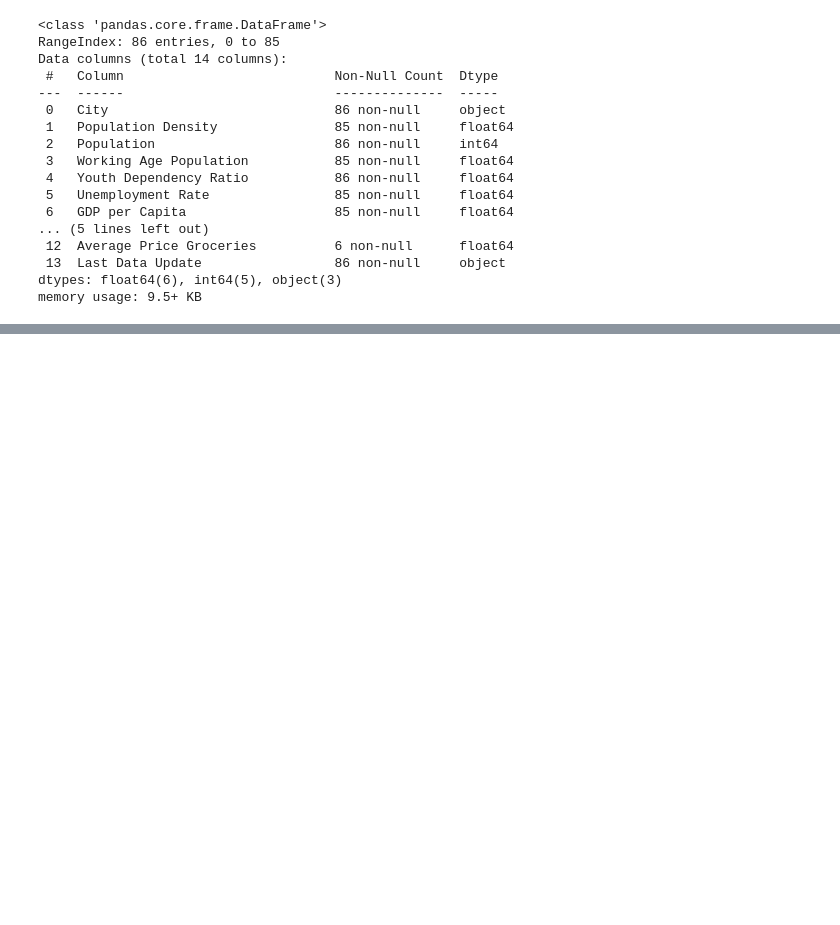
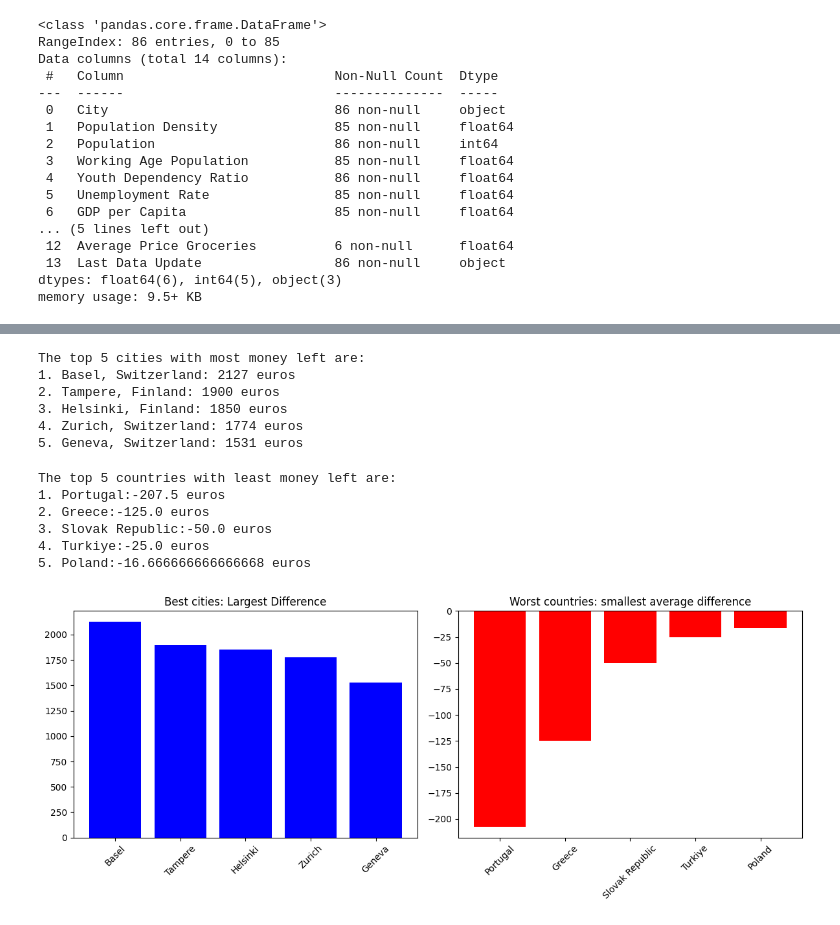
Before and after one commit to yespeciall/repo_G21, a Jupyter notebook: PDS project/Group 21 PDS project.ipynb, the cells around one changed output, grey strips where cells are left out. Saved outputs shown, nothing was run; the diff lists cells and outputs as text; code cells hidden in the pictures; blank space fills up the shorter version.

```diff
--- a/PDS project/Group 21 PDS project.ipynb
+++ b/PDS project/Group 21 PDS project.ipynb
@@ -244,0 +362,80 @@ The top 3 most spoken languages:
+# %%
+#Now onto finding the top five cities with the largest difference between the average monthly salary and the average cost of living:
+#So we first calculate the difference between the avg. salary and avg. cost of living for each city
+differences = []
+for i in range(len(city_data)):
+    salary = city_data['Average Monthly Salary'].iloc[i]
+    cost = city_data['Average Cost of Living'].iloc[i]
+    differences.append(salary - cost)
+
+#After that, we find the top 5 cities with the most money left
+print("\nThe top 5 cities with most money left are:")
+
+cities_money = []
+for i in range(len(city_data)):
+    cities_money.append((differences[i], city_data['City_Name'].iloc[i], city_data['Country'].iloc[i]))
+cities_money.sort(reverse=True)
+
+for i in range(5):
+    money, city, country = cities_money[i]
+    print(f"{i+1}. {city}, {country}: {money} euros")
+# %% [output]
+The top 5 cities with most money left are:
+1. Basel, Switzerland: 2127 euros
+2. Tampere, Finland: 1900 euros
+3. Helsinki, Finland: 1850 euros
+4. Zurich, Switzerland: 1774 euros
+5. Geneva, Switzerland: 1531 euros
+# %%
+#Now we want to find the opposite, which are the top 5 countries with the smallest average difference
+print("\nThe top 5 countries with least money left are:")
+
+#First, we want to calculate the average money left for each country in the dataset
+country_money = {}
+for i in range(len(city_data)):
+    country = city_data['Country'].iloc[i]
+    if country not in country_money:
+        country_money[country] = []
+    country_money[country].append(differences[i])
+
+#Then we calculate the averages and put money in the list for sorting it in ascending order
+country_avgs = []
+for country, money_list in country_money.items():
+    avg_money = sum(money_list) / len(money_list)
+    country_avgs.append((avg_money, country))
+country_avgs.sort()
+
+#Then we take the first 5 as they are the ones with the smallest average difference
+for i in range(5):
+    avg_money, country = country_avgs[i]
+    print(f"{i+1}. {country}:{avg_money} euros")
+
+#Now to show the results in meaningful visualizations:
+#We are going to do two Bar charts, one for the  top 5 cities with the largest difference, and one for the top 5 countries with the smallest average difference:
+plt.figure(figsize=(12, 5))
+
+#Bar chart 1: largest difference cities
+plt.subplot(1, 2, 1)
+best_cities = [cities_money[i][1] for i in range(5)]
+best_money = [cities_money[i][0] for i in range(5)]
+plt.bar(best_cities, best_money, color='blue')
+plt.title('Best cities: Largest Difference')
+plt.xticks(rotation=45)
+
+# Bar chart 2: Smallest average difference countries
+plt.subplot(1, 2, 2)
+worst_countries = [country_avgs[i][1] for i in range(5)]
+worst_money = [country_avgs[i][0] for i in range(5)]
+plt.bar(worst_countries, worst_money, color='red')
+plt.title('Worst countries: smallest average difference')
+plt.xticks(rotation=45)
+plt.tight_layout()
+plt.show()
+# %% [output]
+The top 5 countries with least money left are:
+1. Portugal:-207.5 euros
+2. Greece:-125.0 euros
+3. Slovak Republic:-50.0 euros
+4. Turkiye:-25.0 euros
+5. Poland:-16.666666666666668 euros
+[figure, added]
```
Also changed, not shown: parts of 64 cells of this notebook.
